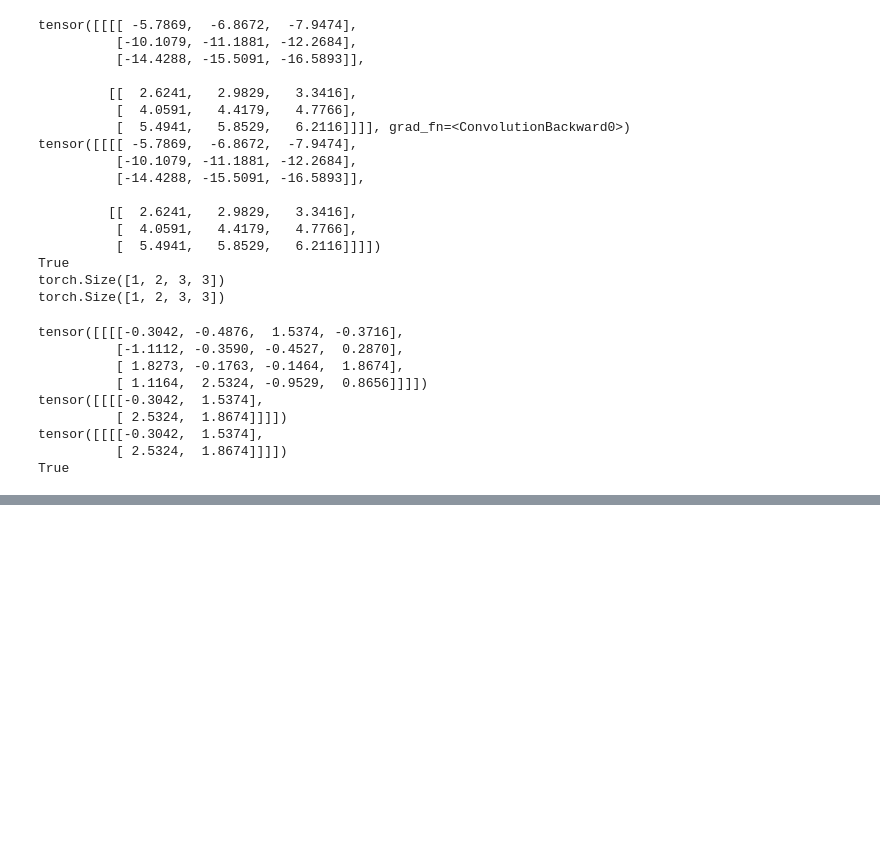
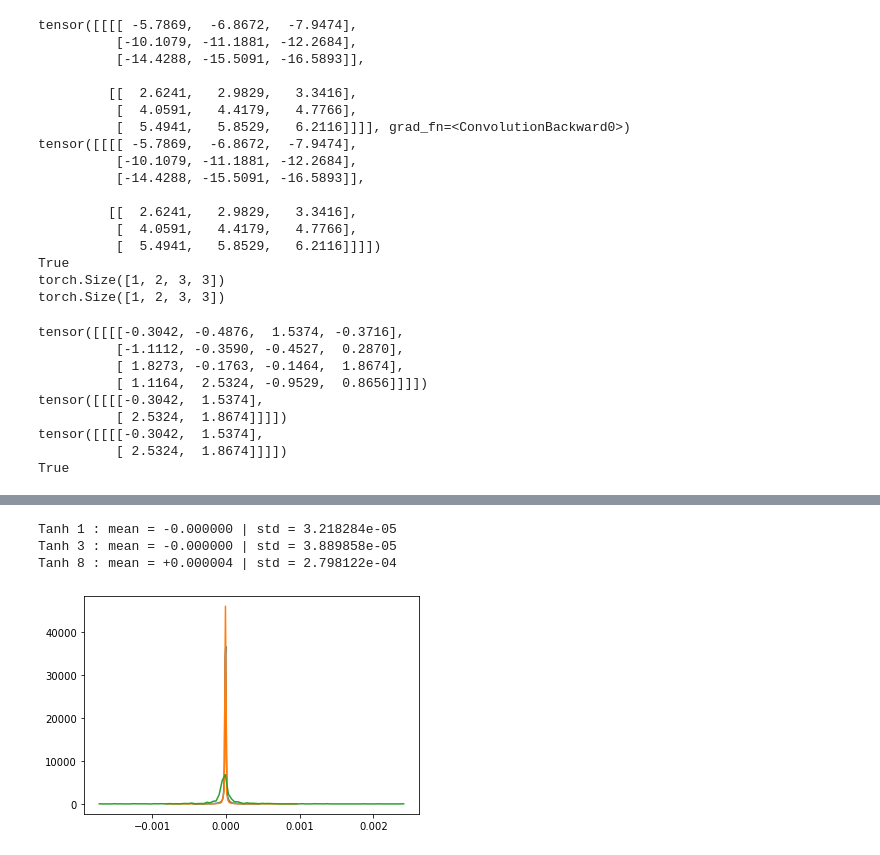
Before and after one commit to mpchang/LeNet_replication, a Jupyter notebook: lenet.ipynb, the cells around one changed output, grey strips where cells are left out. Saved outputs shown, nothing was run; the diff lists cells and outputs as text; code cells hidden in the pictures; blank space fills up the shorter version.

```diff
--- a/lenet.ipynb
+++ b/lenet.ipynb
@@ -526,0 +554,15 @@ plt.plot(np.log10(losses))
+# %%
+# Look at gradients of activations
+
+plt.figure()
+for i, layer in enumerate(model.layers[:-1]):
+    if isinstance(layer, Tanh):
+        t = layer.out.grad
+        counts, bin_edges = torch.histogram(t, density=True)
+        plt.plot(bin_edges[:-1].detach(), counts.detach(), label=f"Tanh {i}")
+        print(f"Tanh {i} : mean = {t.mean():+f} | std = {t.std():e}")
+# %% [output]
+Tanh 1 : mean = -0.000000 | std = 3.218284e-05
+Tanh 3 : mean = -0.000000 | std = 3.889858e-05
+Tanh 8 : mean = +0.000004 | std = 2.798122e-04
+[figure, added]
```
Also changed, not shown: parts of 10 cells of this notebook.
